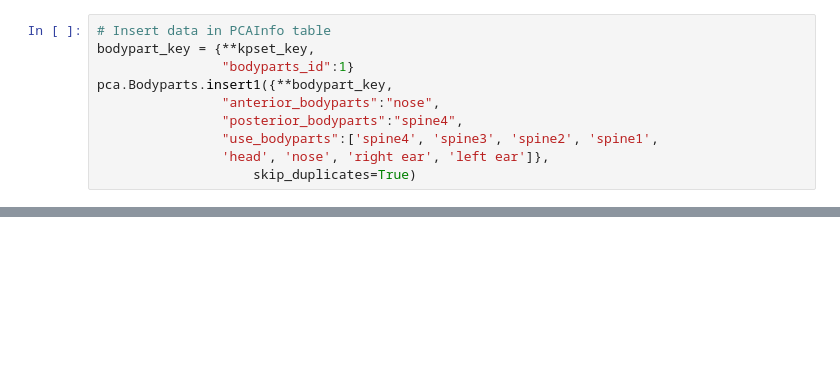
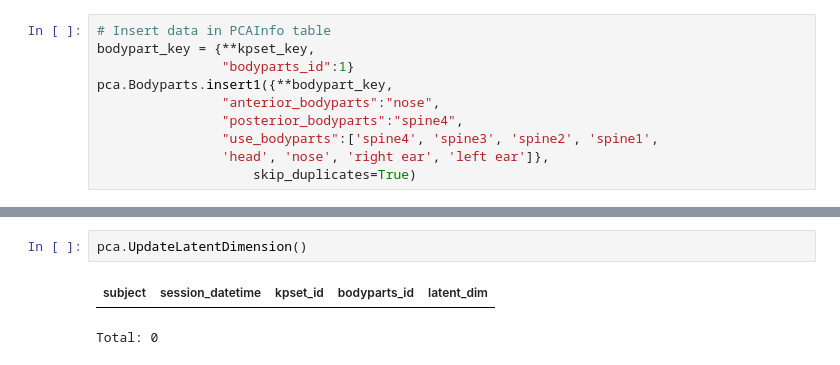
Before and after one commit to datajoint/element-moseq, a Jupyter notebook: notebooks/testing.ipynb, the cells around one changed output, grey strips where cells are left out. Drawn from its saved outputs; the diff is of its cells as text; blank space fills up the shorter version.

```diff
--- a/notebooks/testing.ipynb
+++ b/notebooks/testing.ipynb
@@ -105,0 +148,5 @@ pca.DataLoadingTask.FormattedDataset()
+# %%
+pca.UpdateLatentDimension()
+# %% [output]
+| subject | session_datetime | kpset_id | bodyparts_id | latent_dim |
+Total: 0
```
Also changed, not shown: parts of 19 cells of this notebook.
